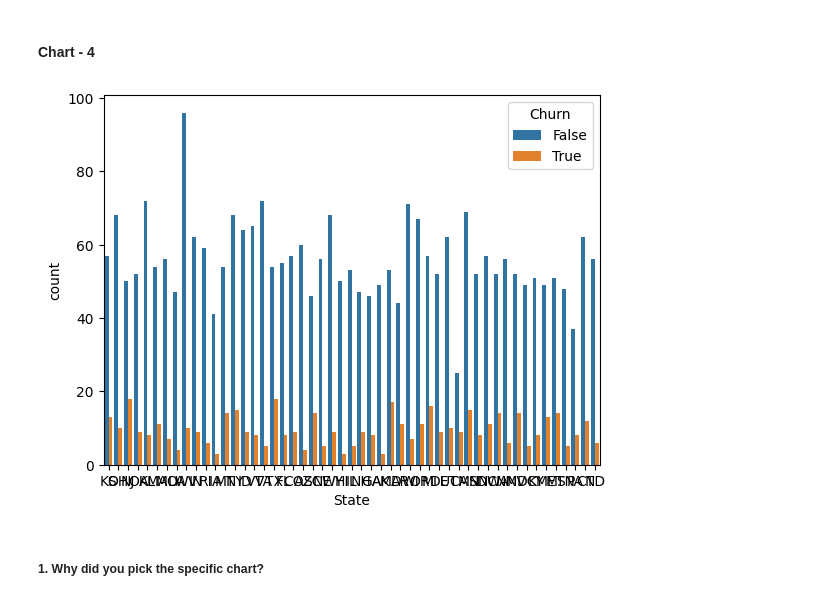
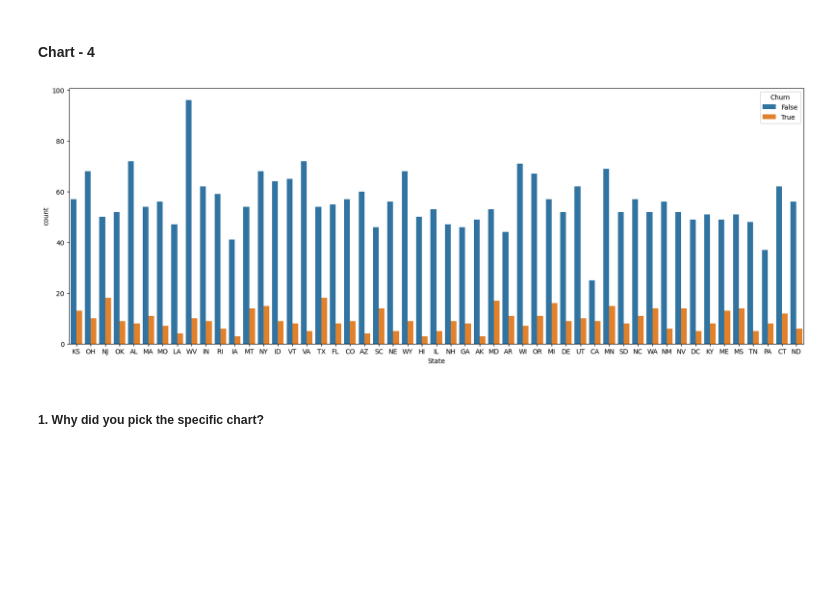
Before and after one commit to GaytriChoudhari/EDA-on-Telecom-Churn-Analysis, a Jupyter notebook: EDA_on_Telecom_Churn_Analysis.ipynb, the cells around one changed output. Saved outputs shown, nothing was run; the diff lists cells and outputs as text; code cells hidden in the pictures; blank space fills up the shorter version.

```diff
--- a/EDA_on_Telecom_Churn_Analysis.ipynb
+++ b/EDA_on_Telecom_Churn_Analysis.ipynb
@@ -422,10 +422,10 @@ The gained insights from the pie chart can potentially help create a positive bu
 # %%
 # Chart - 4 visualization code
 
 sns.countplot(x='State', hue="Churn", data= df)
-plt.rcParams['figure.figsize'] = (12, 7)
+plt.rcParams['figure.figsize'] = (22, 7)
 # %% [output]
-[figure, old version]
+[figure, new version]
 # %% [markdown]
 ##### 1. Why did you pick the specific chart?
 # %% [markdown]
```
Also changed, not shown: parts of 14 cells of this notebook.
